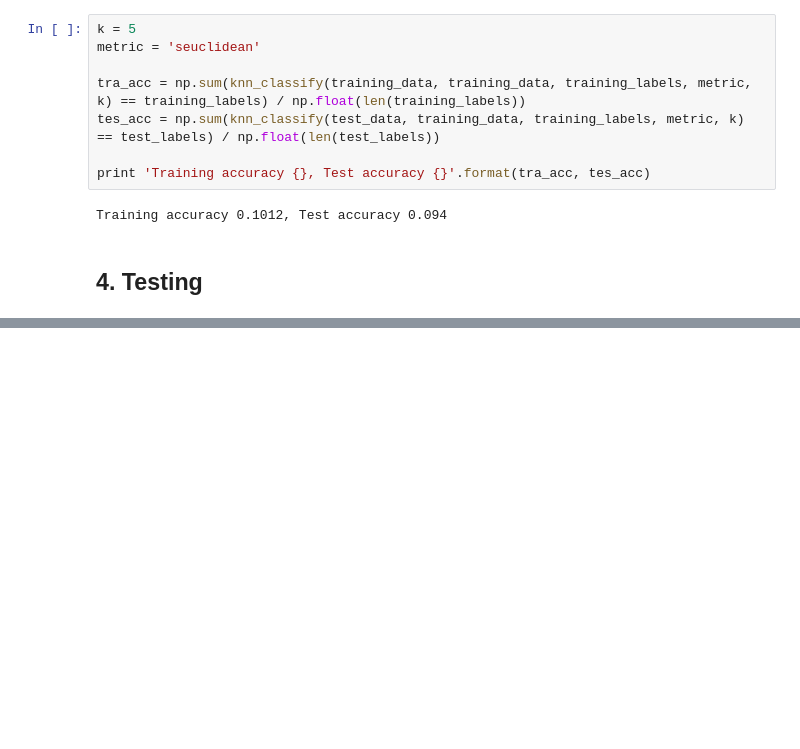
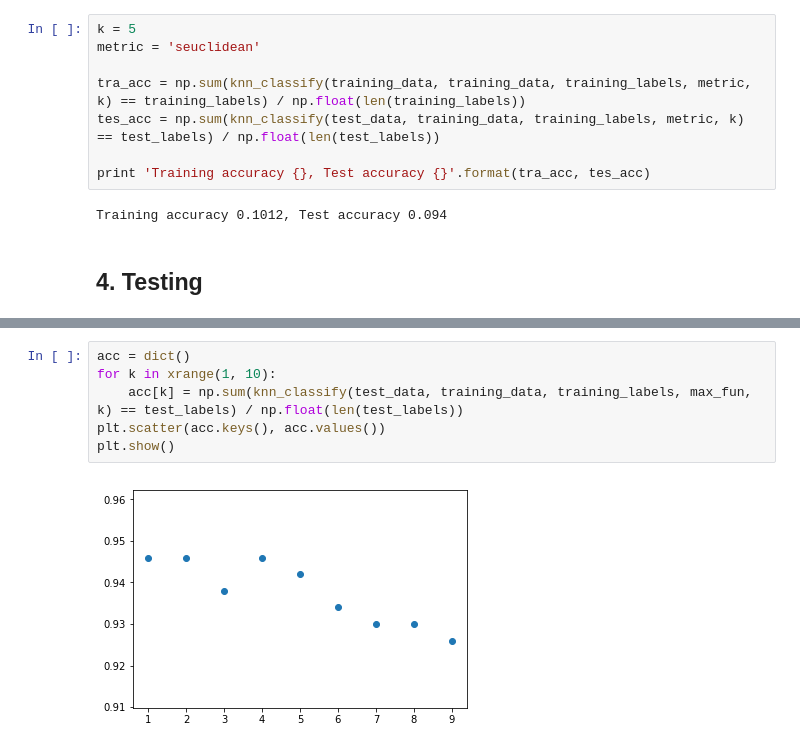
Before and after one commit to rfree18/Intro-to-ML, a Jupyter notebook: completed/HW4/HW4_MNIST_kNN.ipynb, the cells around one changed output, grey strips where cells are left out. Drawn from its saved outputs; the diff is of its cells as text; blank space fills up the shorter version.

```diff
--- a/completed/HW4/HW4_MNIST_kNN.ipynb
+++ b/completed/HW4/HW4_MNIST_kNN.ipynb
@@ -139,0 +120,8 @@ correlation
+# %%
+acc = dict()
+for k in xrange(1, 10):
+    acc[k] = np.sum(knn_classify(test_data, training_data, training_labels, max_fun, k) == test_labels) / np.float(len(test_labels))
+plt.scatter(acc.keys(), acc.values())
+plt.show()
+# %% [output]
+[figure, added]
```
Also changed, not shown: parts of 3 cells of this notebook, 7 other files.
